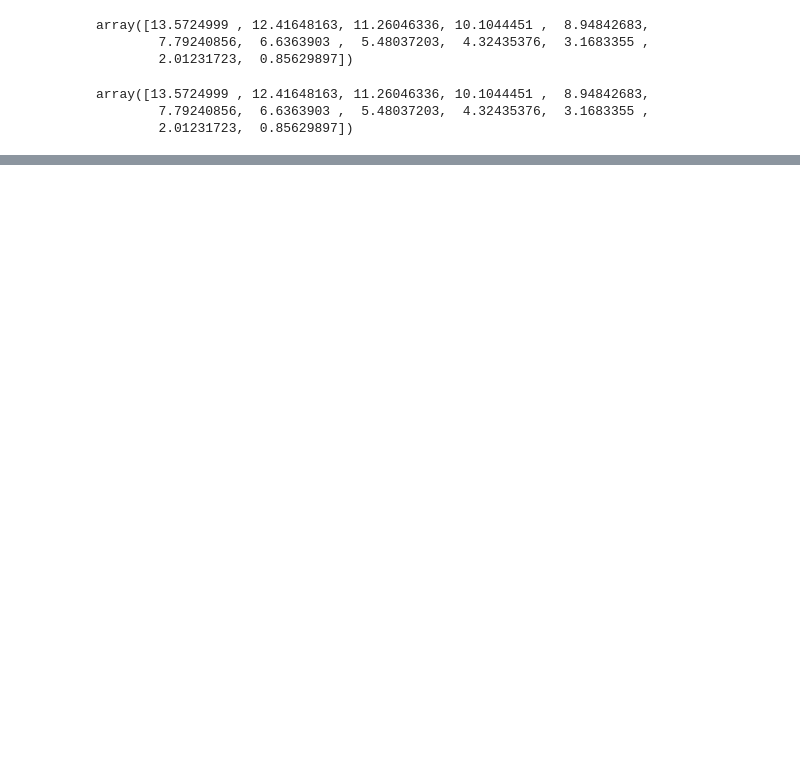
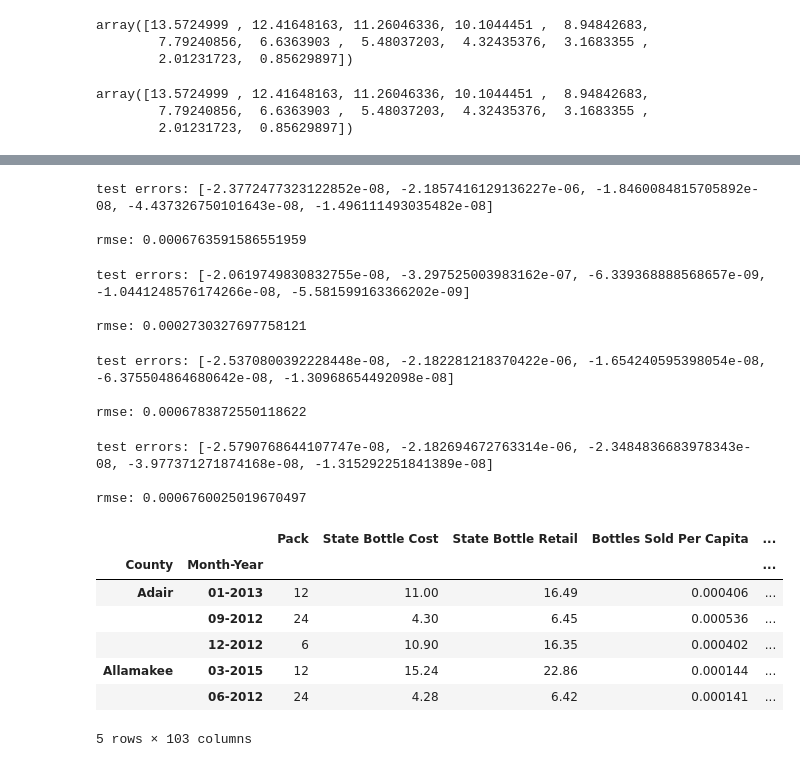
Before and after one commit to juliandavis7/401_Project1, a Jupyter notebook: compare_models.ipynb, the cells around one changed output, grey strips where cells are left out. Drawn from its saved outputs; the diff is of its cells as text; code cells hidden in the pictures; blank space fills up the shorter version.

Commit message:
added tests

```diff
--- a/compare_models.ipynb
+++ b/compare_models.ipynb
@@ -173,0 +214,67 @@ LinAlgError: Singular matrix
+# %%
+# 1 predictor: Pack
+df_test = df[["Pack","Volume Sold (Gallons) Per Capita"]]
+response = "Volume Sold (Gallons) Per Capita"
+folds = k_fold(5,df_test)
+out = cv(folds, response)
+print("test errors:", out[0])
+print("     ")
+print("rmse:", out[1])
+PCK = out[1]
+# %% [output]
+test errors: [-2.3772477323122852e-08, -2.1857416129136227e-06, -1.8460084815705892e-08, -4.437326750101643e-08, -1.496111493035482e-08]
+
+rmse: 0.0006763591586551959
+# %%
+# 1 predictor: Alcohol Expense Per Capita
+df_test = df[["Alcohol Expense Per Capita","Volume Sold (Gallons) Per Capita"]]
+response = "Volume Sold (Gallons) Per Capita"
+folds = k_fold(5,df_test)
+out = cv(folds, response)
+print("test errors:", out[0])
+print("     ")
+print("rmse:", out[1])
+AEPC = out[1]
+# %% [output]
+test errors: [-2.0619749830832755e-08, -3.297525003983162e-07, -6.339368888568657e-09, -1.0441248576174266e-08, -5.581599163366202e-09]
+
+rmse: 0.0002730327697758121
+# %%
+# 1 predictor: Population
+df_test = df[["Population","Volume Sold (Gallons) Per Capita"]]
+response = "Volume Sold (Gallons) Per Capita"
+folds = k_fold(5,df_test)
+out = cv(folds, response)
+print("test errors:", out[0])
+print("     ")
+print("rmse:", out[1])
+PPLN = out[1]
+# %% [output]
+test errors: [-2.5370800392228448e-08, -2.182281218370422e-06, -1.654240595398054e-08, -6.375504864680642e-08, -1.30968654492098e-08]
+
+rmse: 0.0006783872550118622
+# %%
+# 1 predictor: Income Per Capita
+df_test = df[["Income Per Capita","Volume Sold (Gallons) Per Capita"]]
+response = "Volume Sold (Gallons) Per Capita"
+folds = k_fold(5,df_test)
+out = cv(folds, response)
+print("test errors:", out[0])
+print("     ")
+print("rmse:", out[1])
+IPC = out[1]
+# %% [output]
+test errors: [-2.5790768644107747e-08, -2.182694672763314e-06, -2.3484836683978343e-08, -3.977371271874168e-08, -1.315292251841389e-08]
+
+rmse: 0.0006760025019670497
+# %%
+df.head()
+# %% [output]
+|  |  | Pack | State Bottle Cost | State Bottle Retail | Bottles Sold Per Capita | ... |
+| County | Month-Year |  |  |  |  | ... |
+| Adair | 01-2013 | 12 | 11.00 | 16.49 | 0.000406 | ... |
+|  | 09-2012 | 24 | 4.30 | 6.45 | 0.000536 | ... |
+|  | 12-2012 | 6 | 10.90 | 16.35 | 0.000402 | ... |
+| Allamakee | 03-2015 | 12 | 15.24 | 22.86 | 0.000144 | ... |
+|  | 06-2012 | 24 | 4.28 | 6.42 | 0.000141 | ... |
+5 rows × 103 columns
```
Also changed, not shown: parts of 32 cells of this notebook.
